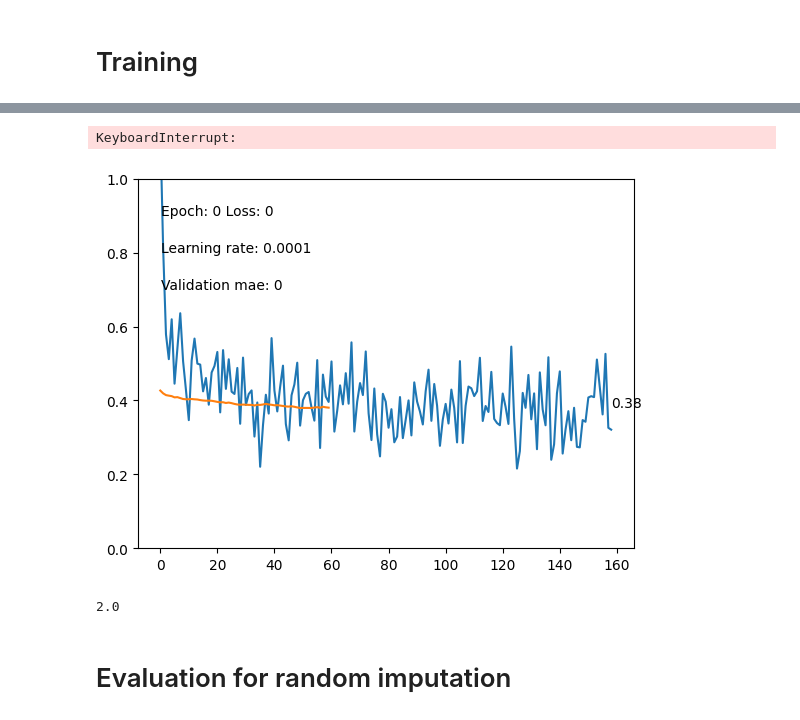
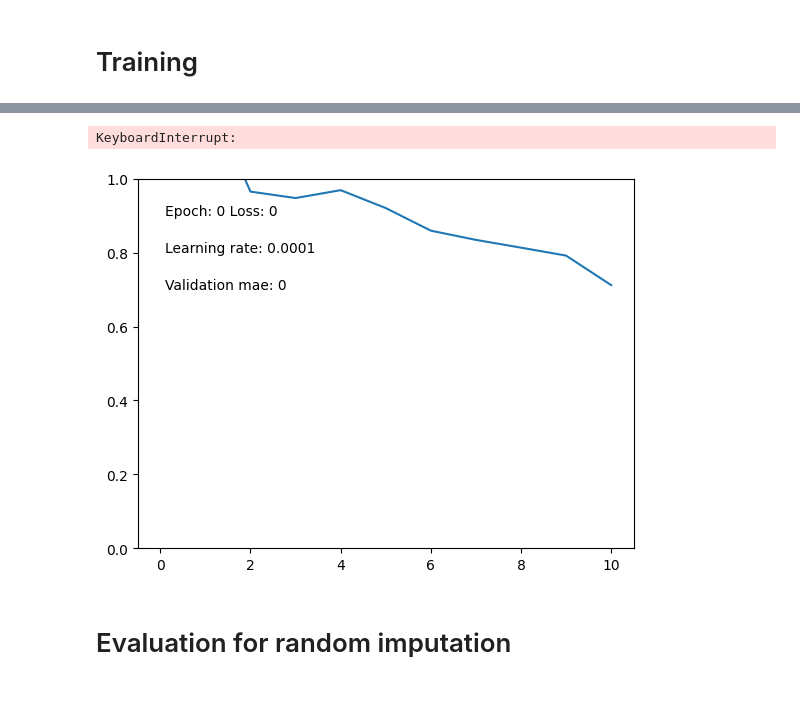
Before and after one commit to F4rbod/CausalDiff, a Jupyter notebook: model_final.ipynb, the cells around one changed output, grey strips where cells are left out. Drawn from its saved outputs; the diff is of its cells as text; code cells hidden in the pictures.

```diff
--- a/model_final.ipynb
+++ b/model_final.ipynb
@@ -676,6 +1008,6 @@ class ResidualBlock(nn.Module):
 # %%
 class ModelLoop(nn.Module):
-    def __init__(self, embed_dim=128, diffusion_steps = 1000, num_heads=8, num_cells=1, num_residual_layers = 4, ff_dim=512, dropout=0.1, device = "cpu"):
+    def __init__(self, embed_dim=128, diffusion_steps = 1000, num_heads=8, kernel_size=(3, 7),num_cells=1, num_residual_layers = 4, ff_dim=512, dropout=0.1, method = "rsa", device = "cpu"):
         super().__init__()
 
         self.device = device
@@ -713,9 +1045,11 @@ class ModelLoop(nn.Module):
                 ResidualBlock(
                     num_heads=num_heads,
                     num_cells=num_cells,
+                    kernel_size=kernel_size,
                     embed_dim=embed_dim,
                     ff_dim=ff_dim,
-                    dropout=dropout
+                    dropout=dropout,
+                    method = method
                 ) for _ in range(num_residual_layers)
         )
 
@@ -1025,15 +1373,15 @@ def train(model, data_loader, data_loader_validation, epochs, lr, loss_func, dev
     for epoch in range(epochs):
 
         #annealing for the learning rate (if the loss has not decreased in the last 2 epochs, divide the learning rate by 2)
-        if epoch > 3:
-            if epoch_loss >= min(epoch_loss_list[-3:]):
+        if epoch > 5:
+            if epoch_loss >= np.mean(epoch_loss_list[-5:]):
                 for g in optimizer.param_groups:
                     g['lr'] = g['lr'] / 2
 
         start = time.time()
         for i, batch in enumerate(data_loader):
             optimizer.zero_grad()
-            predicted_noise, noise, noise_mask = model(batch["observed_data"].to(device))
+            predicted_noise, noise, noise_mask = model(batch["observed_data"].to(device), batch["observed_mask"].to(device))
             loss = loss_func(predicted_noise, noise, noise_mask)
             loss.backward()
             optimizer.step()
@@ -1076,7 +1424,7 @@ def train(model, data_loader, data_loader_validation, epochs, lr, loss_func, dev
             for i, batch in enumerate(data_loader_validation):
                 if i % validation_prp == 0:
                     test_data = batch["observed_data"].to("cuda")
-                    imputation_mask = diffusion_imputation.get_mask(model, test_data, model.strategy).to("cuda")
+                    imputation_mask = diffusion_imputation.get_mask(model, test_data, model.strategy).to("cuda")*batch["observed_mask"].to("cuda")
                     imputed_step, data_step, imputation_mask_step, mae_step = diffusion_imputation.eval(model, test_data, imputation_mask, verbose=False)
                     imputed_samples = torch.cat((imputed_samples, imputed_step), dim = 0)
                     data = torch.cat((data, data_step), dim = 0)
@@ -1095,8 +1443,8 @@ print(len(train_set))
 print(len(valid_set))
 print(len(test_set))
 
-data_loader_model = get_dataloader(30, "cuda")[0]
-data_loader_validation = get_dataloader(20, "cuda")[1]
+data_loader_model = get_dataloader(50, "cuda")[0]
+data_loader_validation = get_dataloader(25, "cuda")[1]
 print(len(data_loader_validation))
 # %% [output]
 4842
@@ -1106,14 +1476,17 @@ print(len(data_loader_validation))
 # %%
 diffusion_imputer = diffusion_imputation(emb_dim = 128,
                                          strategy='random',
-                                         num_residual_layers=4,
-                                         missing_prp= 0.1,
+                                         #last_n_time = 1,
+                                         num_residual_layers=1,
+                                         missing_prp= 0.3,
                                          diffusion_steps= 50,
                                          diffusion_beta_schedule= "quadratic",
-                                         num_heads=8,
-                                         ff_dim=1024,
-                                         num_cells = 2,
+                                         num_heads=4,
+                                         kernel_size=(3, 3),
+                                         ff_dim=512,
+                                         num_cells = 1,
                                          dropout=0.0,
+                                         method="rsa_csdi",  # csdi, csdi_moded_transformer, rsa, rsa_moded_transformer, moded_transformer_alone, rsa_csdi, rsa_csdi_moded_transformer
                                          device="cuda")
 
 # data = torch.ones((10,10,10)).to("cuda")
@@ -1121,24 +1494,20 @@ diffusion_imputer = diffusion_imputation(emb_dim = 128,
 # %%
 train(
     diffusion_imputer,
     data_loader_model,
     data_loader_validation,
     epochs = 30,
     lr = 0.0001,
     loss_func = diffusion_imputer.loss_func,
-    validation_frequency=1,
-    validation_prp=23)
+    validation_frequency=4,
+    validation_prp=14)
 # %% [output]
 KeyboardInterrupt:
-[figure, old version]
+[figure, new version]
 # %%
 #save the entire model for further training
 #torch.save(diffusion_imputer, "/work/postresearch/Shared/Projects/Farbod/diffusion_imputer_forecast_last_4.pt")
 #torch.save(diffusion_imputer, "/work/postresearch/Shared/Projects/Farbod/diffusion_imputer_27.pt")
-# %%
-132710400/(50* 36* 36* 1024)
-# %% [output]
-2.0
 # %% [markdown]
 # Evaluation for random imputation
 # %%
```
Also changed, not shown: parts of 30 cells of this notebook.
